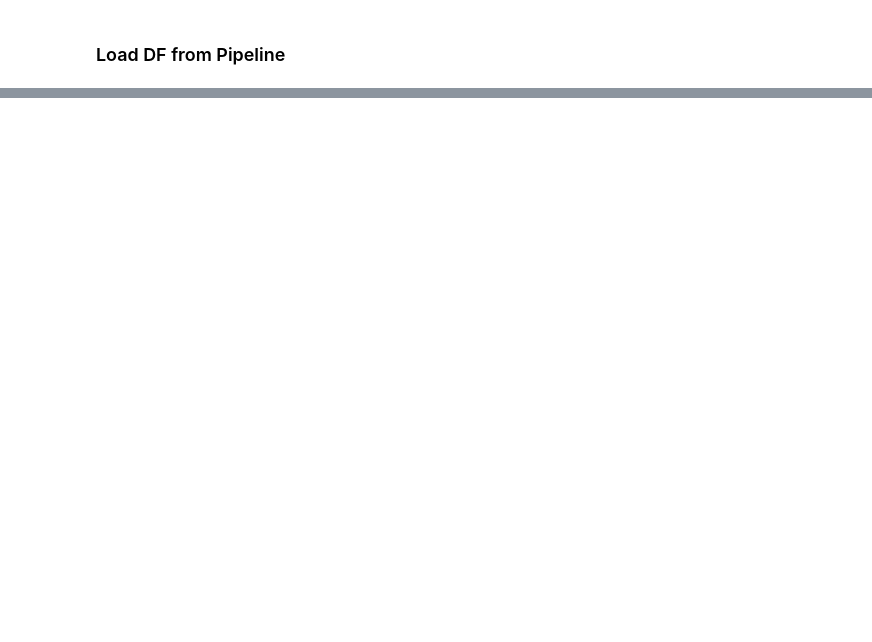
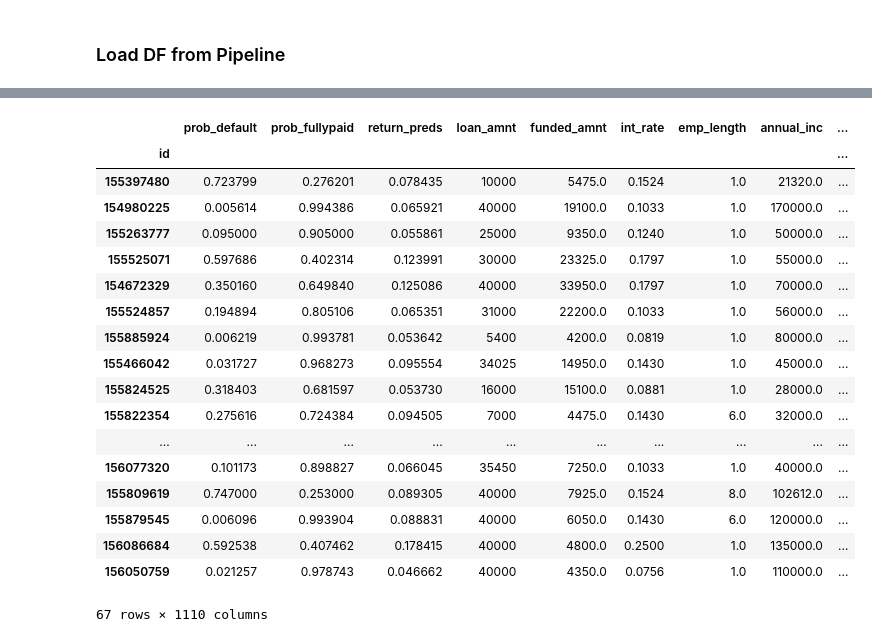
Before and after one commit to as6140/peervest, a Jupyter notebook: notebooks_functions/test_pipeline_on_current_data.ipynb, the cells around one changed output, grey strips where cells are left out. Cells and saved outputs as stored; diff of their text form; code cells hidden in the pictures; blank space fills up the shorter version.

```diff
--- a/notebooks_functions/test_pipeline_on_current_data.ipynb
+++ b/notebooks_functions/test_pipeline_on_current_data.ipynb
@@ -95,3 +100,25 @@ plt.show()
 # %%
 table_all_current.drop(columns=['annu_return'],inplace=True)
+# %%
+table_all_current
+# %% [output]
+|  | prob_default | prob_fullypaid | return_preds | loan_amnt | funded_amnt | int_rate | emp_length | annual_inc | ... |
+| id |  |  |  |  |  |  |  |  | ... |
+| 155397480 | 0.723799 | 0.276201 | 0.078435 | 10000 | 5475.0 | 0.1524 | 1.0 | 21320.0 | ... |
+| 154980225 | 0.005614 | 0.994386 | 0.065921 | 40000 | 19100.0 | 0.1033 | 1.0 | 170000.0 | ... |
+| 155263777 | 0.095000 | 0.905000 | 0.055861 | 25000 | 9350.0 | 0.1240 | 1.0 | 50000.0 | ... |
+| 155525071 | 0.597686 | 0.402314 | 0.123991 | 30000 | 23325.0 | 0.1797 | 1.0 | 55000.0 | ... |
+| 154672329 | 0.350160 | 0.649840 | 0.125086 | 40000 | 33950.0 | 0.1797 | 1.0 | 70000.0 | ... |
+| 155524857 | 0.194894 | 0.805106 | 0.065351 | 31000 | 22200.0 | 0.1033 | 1.0 | 56000.0 | ... |
+| 155885924 | 0.006219 | 0.993781 | 0.053642 | 5400 | 4200.0 | 0.0819 | 1.0 | 80000.0 | ... |
+| 155466042 | 0.031727 | 0.968273 | 0.095554 | 34025 | 14950.0 | 0.1430 | 1.0 | 45000.0 | ... |
+| 155824525 | 0.318403 | 0.681597 | 0.053730 | 16000 | 15100.0 | 0.0881 | 1.0 | 28000.0 | ... |
+| 155822354 | 0.275616 | 0.724384 | 0.094505 | 7000 | 4475.0 | 0.1430 | 6.0 | 32000.0 | ... |
+| ... | ... | ... | ... | ... | ... | ... | ... | ... | ... |
+| 156077320 | 0.101173 | 0.898827 | 0.066045 | 35450 | 7250.0 | 0.1033 | 1.0 | 40000.0 | ... |
+| 155809619 | 0.747000 | 0.253000 | 0.089305 | 40000 | 7925.0 | 0.1524 | 8.0 | 102612.0 | ... |
+| 155879545 | 0.006096 | 0.993904 | 0.088831 | 40000 | 6050.0 | 0.1430 | 6.0 | 120000.0 | ... |
+| 156086684 | 0.592538 | 0.407462 | 0.178415 | 40000 | 4800.0 | 0.2500 | 1.0 | 135000.0 | ... |
+| 156050759 | 0.021257 | 0.978743 | 0.046662 | 40000 | 4350.0 | 0.0756 | 1.0 | 110000.0 | ... |
+67 rows × 1110 columns
 # %%
```
Also changed, not shown: parts of 11 cells of this notebook, 4 other files.
